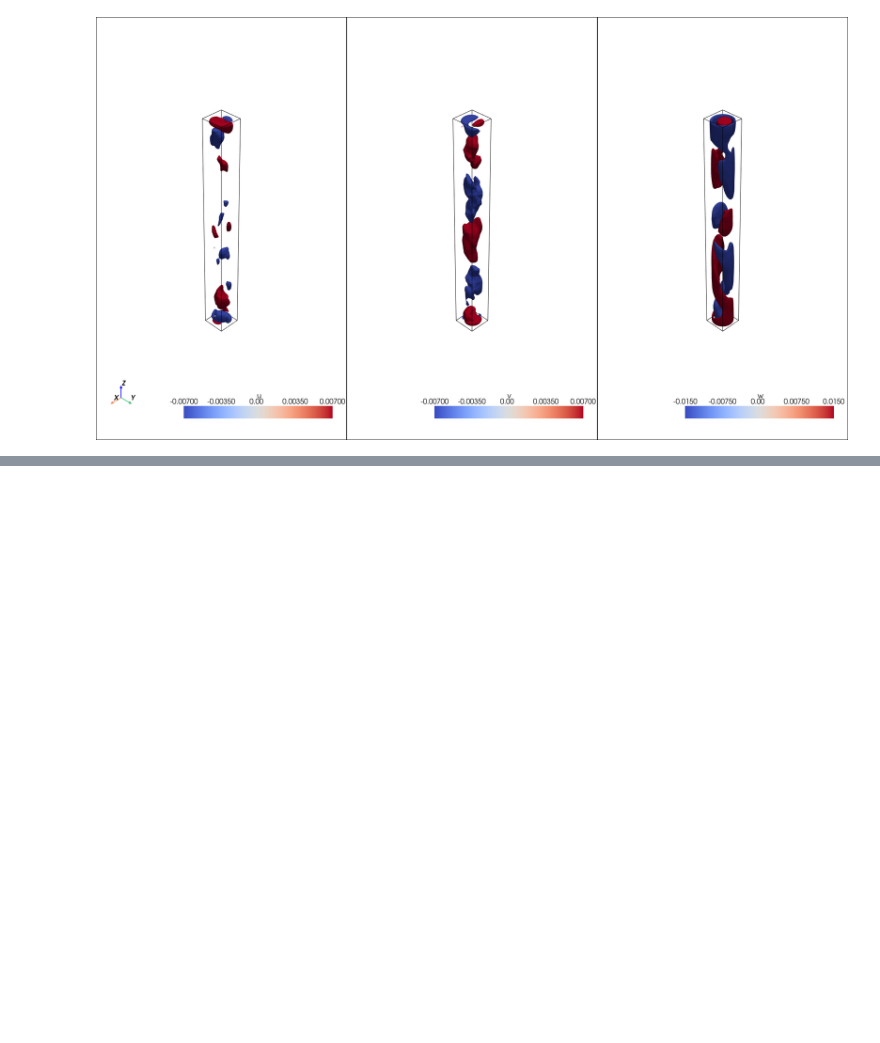
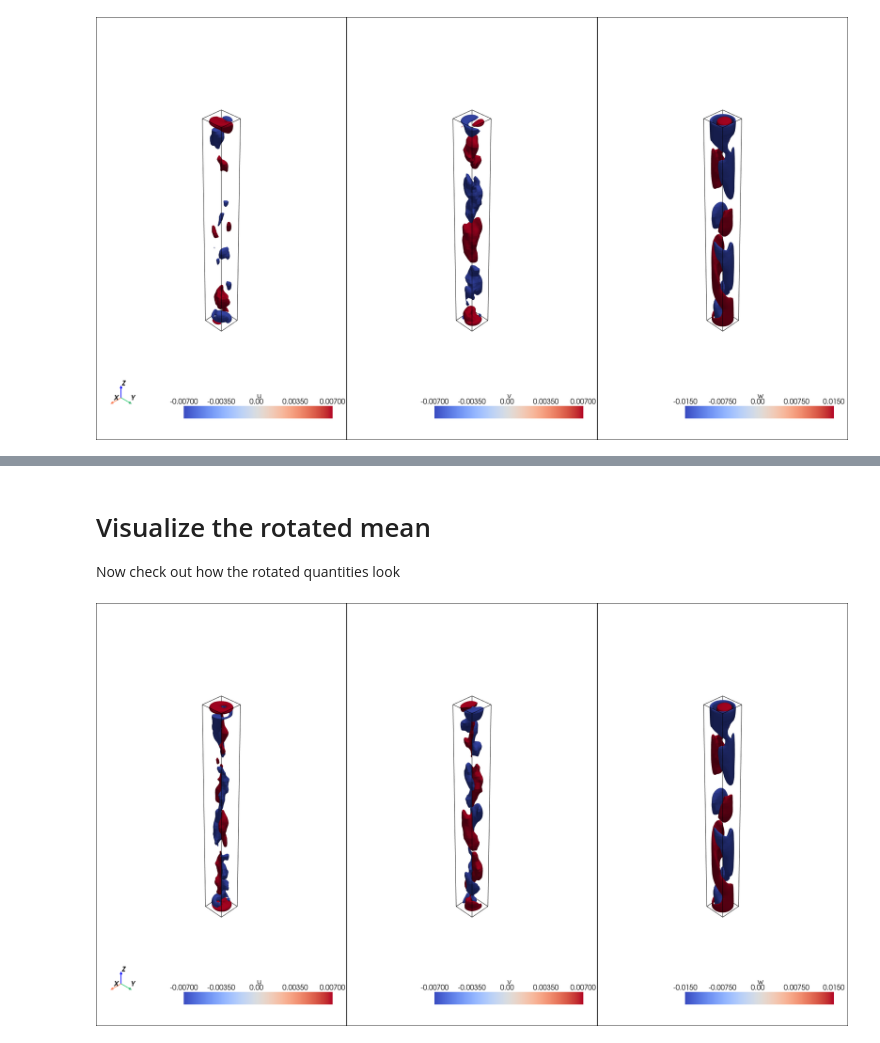
Before and after one commit to nchristensen/pySEMTools, a Jupyter notebook: examples/6-statistics/1-post_processing_mean_fields.ipynb, the cells around one changed output, grey strips where cells are left out. Drawn from its saved outputs; the diff is of its cells as text; code cells hidden in the pictures; blank space fills up the shorter version.

Commit message:
Added example to get statistics plots

```diff
--- a/examples/6-statistics/1-post_processing_mean_fields.ipynb
+++ b/examples/6-statistics/1-post_processing_mean_fields.ipynb
@@ -156,0 +196,51 @@ display(Image(filename=image_path))
+# %% [markdown]
+# Visualize the rotated mean
+
+Now check out how the rotated quantities look
+# %%
+# Load the mesh
+with h5py.File(query_points_fname, 'r') as f:
+    x = f["x"][:]
+    y = f["y"][:]
+    z = f["z"][:]
+
+# Load the interpolated data
+with h5py.File("./rotated_mean_fields.hdf5", 'r') as f:
+    u = f["U_r"][:]
+    v = f["U_th"][:]
+    w = f["U_z"][:]
+
+# Create a structured mesh
+mesh_1 = pv.StructuredGrid(x, y, z)
+mesh_1.point_data["u"] = u.ravel(order='F')
+mesh_1.point_data["v"] = v.ravel(order='F')
+mesh_1.point_data["w"] = w.ravel(order='F')
+
+# Plot
+pl = pv.Plotter(shape=(1, 3), window_size=[1920,1080]) # Size in pixels
+pl.add_axes()
+# plot first row
+pl.subplot(0, 0)
+isos = mesh_1.contour(scalars = "u", isosurfaces = [-0.007, 0.007])
+pl.add_mesh(mesh_1.outline(), color="k")
+pl.add_mesh(isos, opacity=1, cmap="coolwarm")
+
+pl.subplot(0, 1)
+isos = mesh_1.contour(scalars = "v", isosurfaces = [-0.007, 0.007])
+pl.add_mesh(mesh_1.outline(), color="k")
+pl.add_mesh(isos, opacity=1, cmap="coolwarm")
+
+pl.subplot(0, 2)
+isos = mesh_1.contour(scalars = "w", isosurfaces = [-0.015, 0.015])
+pl.add_mesh(mesh_1.outline(), color="k")
+pl.add_mesh(isos, opacity=1, cmap="coolwarm")
+
+#pl.show()
+
+# Capture the plot as an image and show it
+image_path = "static_plot.png"
+pl.screenshot(image_path)
+pl.close()
+display(Image(filename=image_path))
+# %% [output]
+[figure, added]
```
Also changed, not shown: parts of 9 cells of this notebook, 2 other files.
